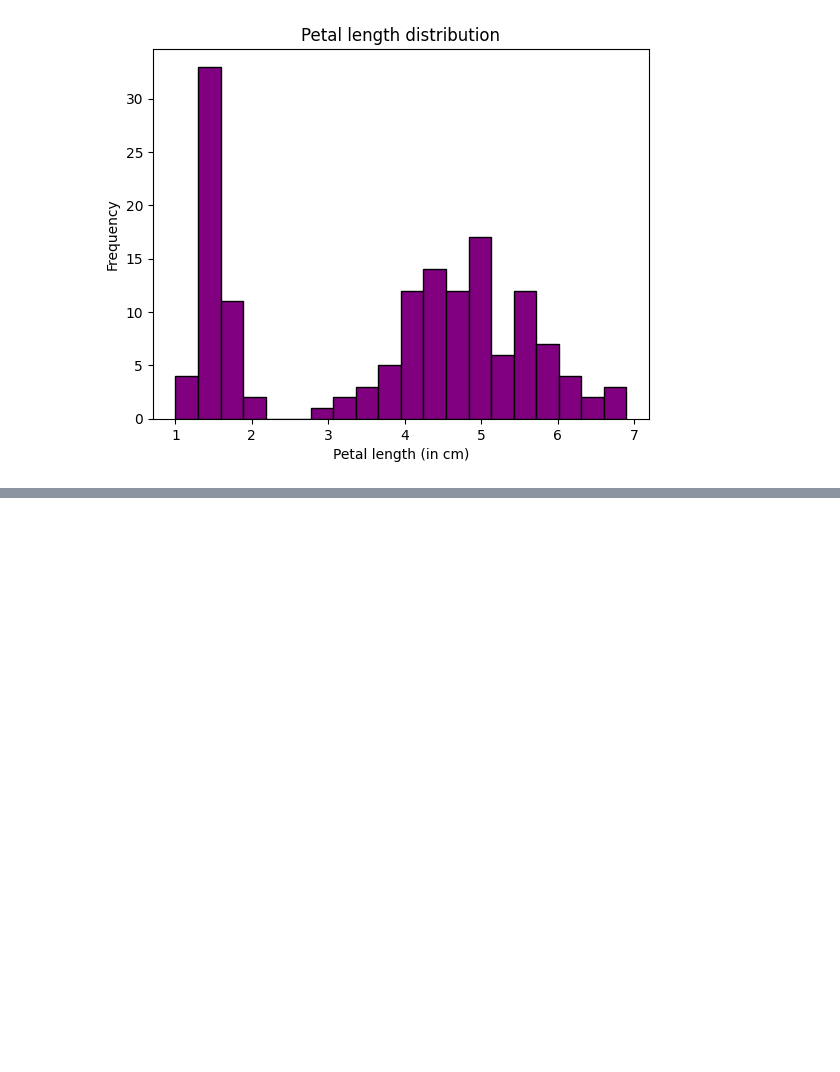
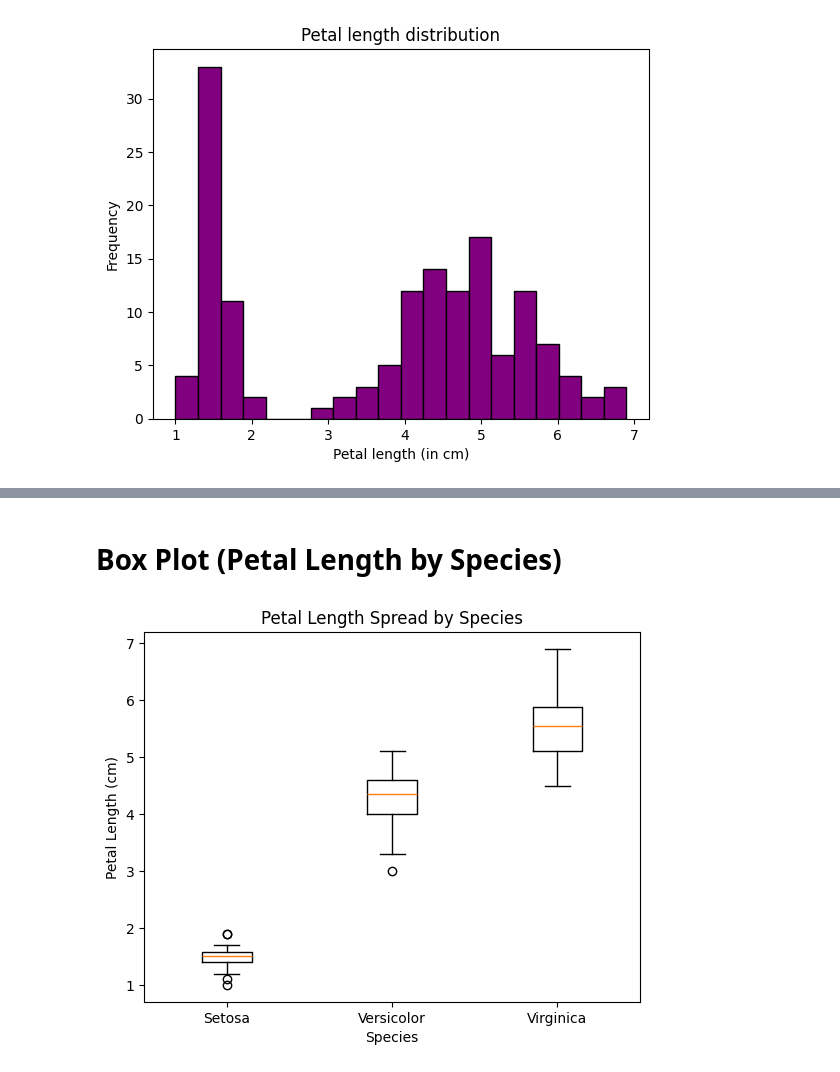
Before and after one commit to Satnam-420/AI-ML-Documented, a Jupyter notebook: Notebooks/Iris_data.ipynb, the cells around one changed output, grey strips where cells are left out. Cells and saved outputs as stored; diff of their text form; code cells hidden in the pictures; blank space fills up the shorter version.

```diff
--- a/Notebooks/Iris_data.ipynb
+++ b/Notebooks/Iris_data.ipynb
@@ -79,0 +106,5 @@ plt.show()
+# %%
+import pandas as pd
+iris_data = pd.read_csv("../Datasets/Iris.csv")
+print("Average feature values by species.")
+print(iris_data.groupby("Species").mean())
@@ -79,0 +127,14 @@ plt.show()
+# %% [markdown]
+# Box Plot (Petal Length by Species)
+# %%
+import matplotlib.pyplot as plt
+plt.boxplot([iris_data[iris_data['Species'] == 'Iris-setosa']['PetalLengthCm'],
+             iris_data[iris_data['Species'] == 'Iris-versicolor']['PetalLengthCm'],
+             iris_data[iris_data['Species'] == 'Iris-virginica']['PetalLengthCm']],
+            labels=['Setosa', 'Versicolor', 'Virginica'])
+plt.title('Petal Length Spread by Species')
+plt.xlabel('Species')
+plt.ylabel('Petal Length (cm)')
+plt.show()
+# %% [output]
+[figure, added]
```
Also changed, not shown: parts of 23 cells of this notebook, 1 other file.
